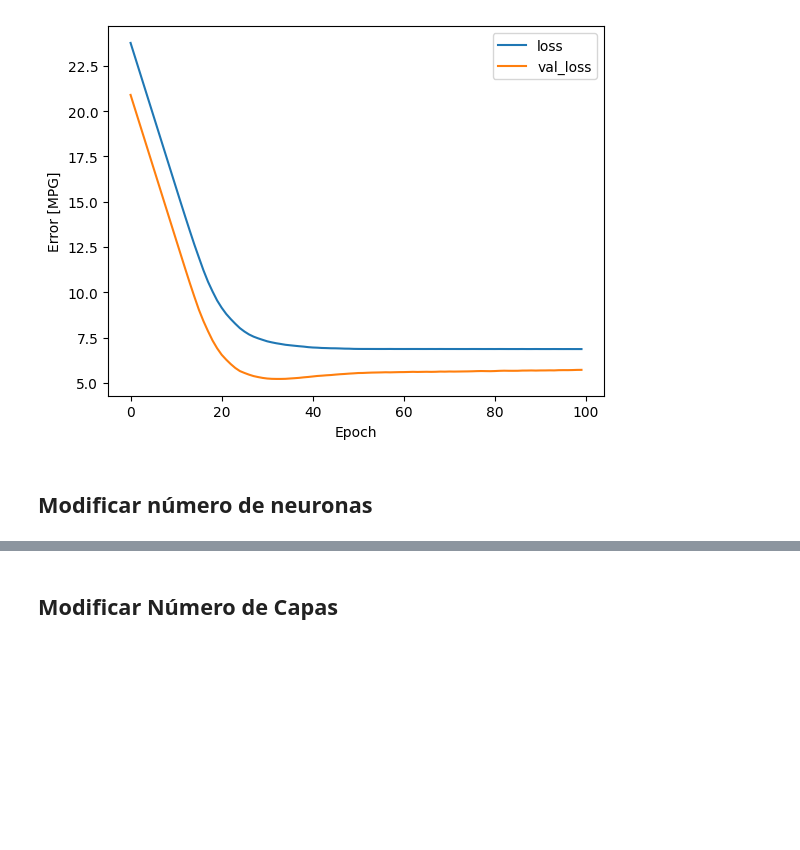
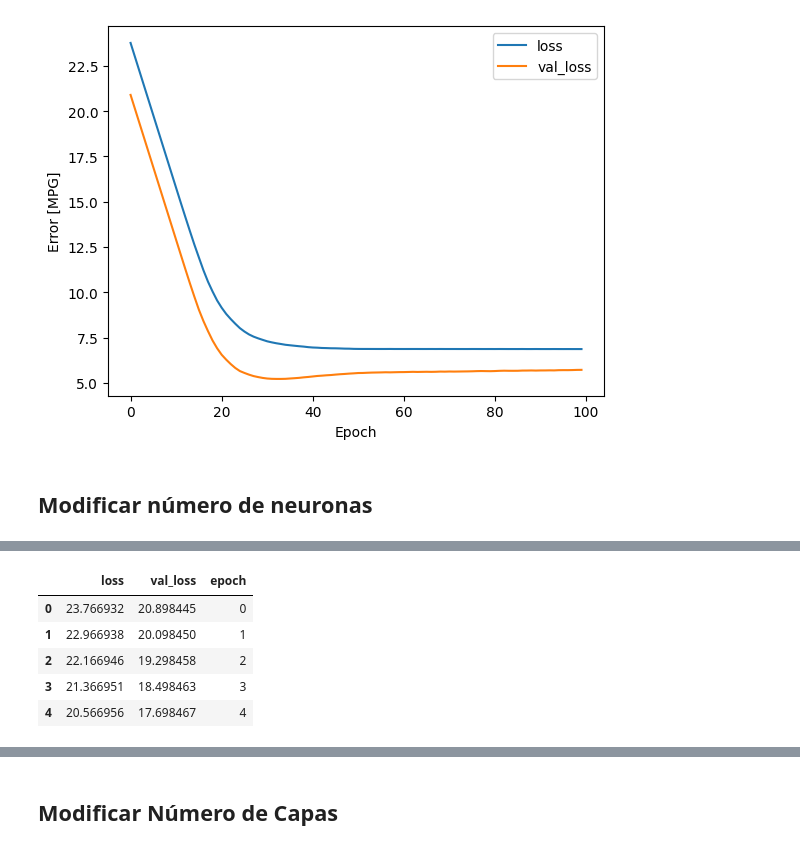
Before and after one commit to daniela-ey/Taller-5-Analitica, a Jupyter notebook: modelo.ipynb, the cells around one changed output, grey strips where cells are left out. Saved outputs shown, nothing was run; the diff lists cells and outputs as text; code cells hidden in the pictures; blank space fills up the shorter version.

```diff
--- a/modelo.ipynb
+++ b/modelo.ipynb
@@ -293,12 +292,21 @@ Wall time: 22.3 s
 # %%
 ne1 = pd.DataFrame(n1.history)
 ne1['epoch'] = n1.epoch
 
 ne2 = pd.DataFrame(n2.history)
 ne2['epoch'] = n2.epoch
 
 ne3 = pd.DataFrame(n3.history)
 ne3['epoch'] = n3.epoch
+
+ne1.head()
+# %% [output]
+|  | loss | val_loss | epoch |
+| 0 | 23.766932 | 20.898445 | 0 |
+| 1 | 22.966938 | 20.098450 | 1 |
+| 2 | 22.166946 | 19.298458 | 2 |
+| 3 | 21.366951 | 18.498463 | 3 |
+| 4 | 20.566956 | 17.698467 | 4 |
 # %%
 import matplotlib.pyplot as plt
 
```
Also changed, not shown: parts of 18 cells of this notebook.
